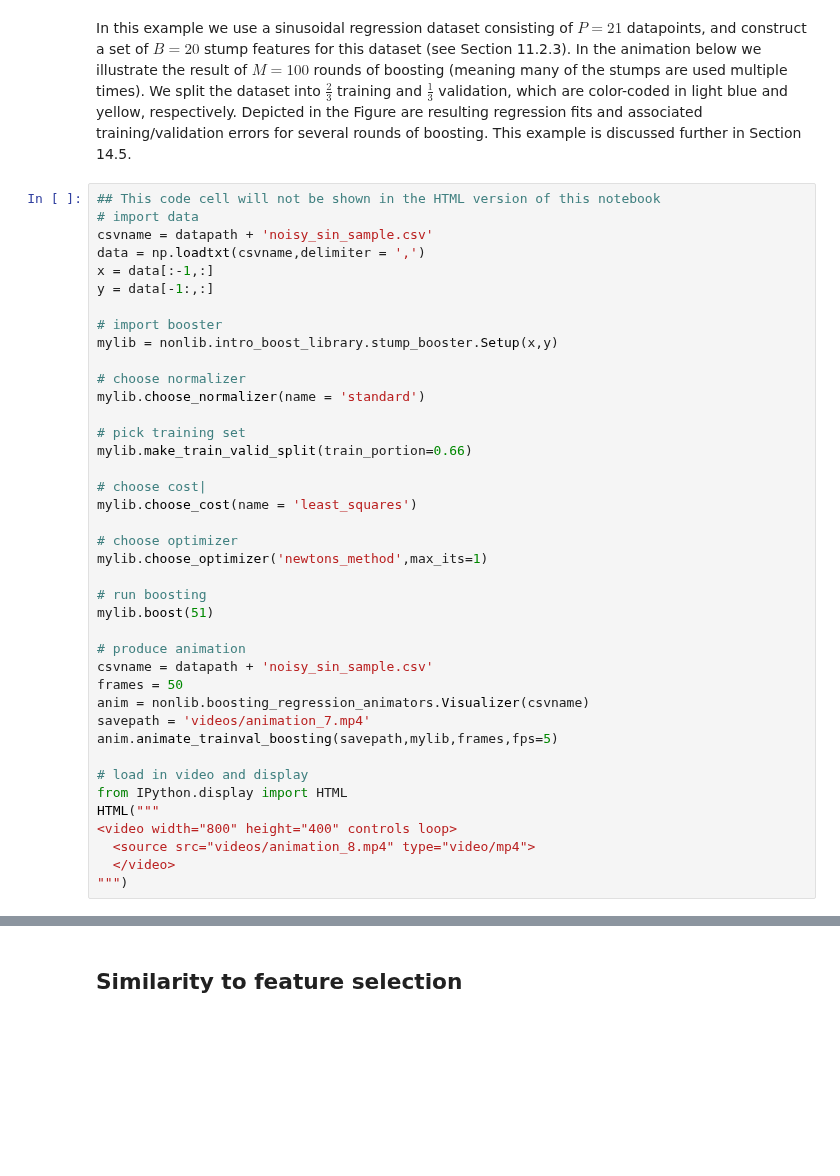
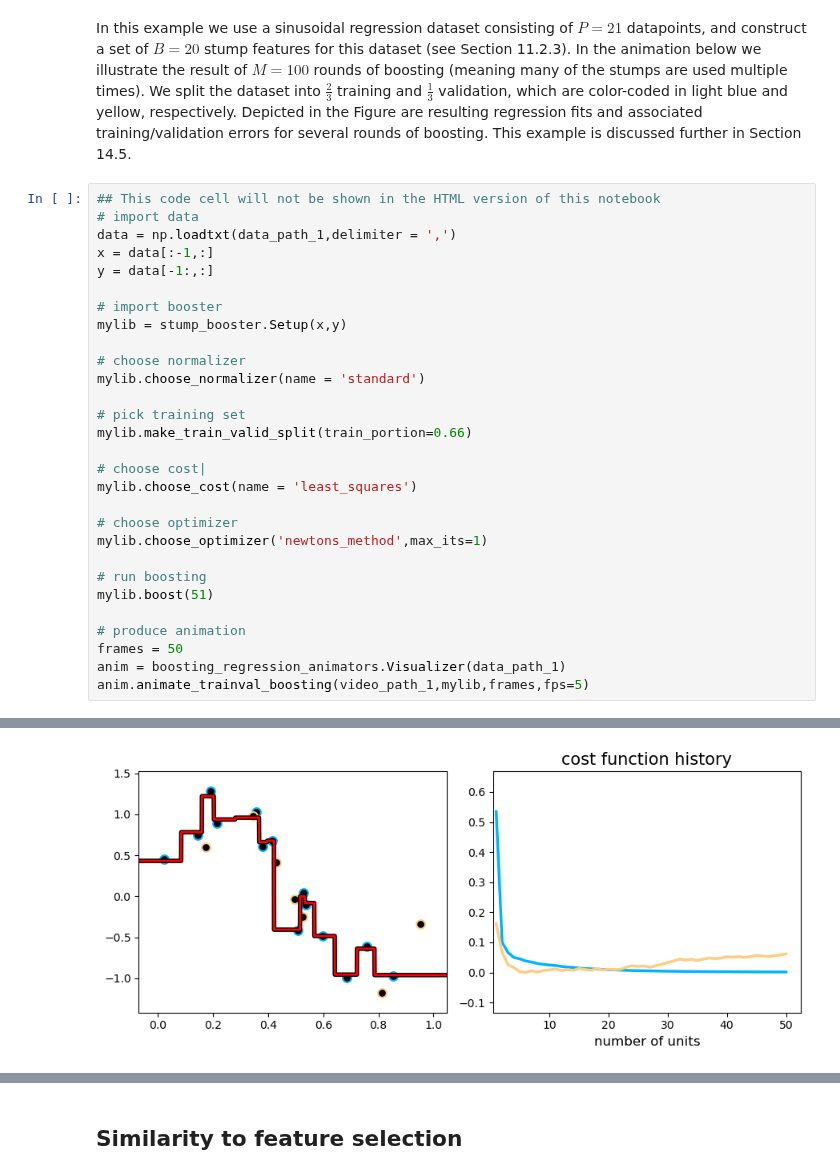
Before and after one commit to neonwatty/machine_learning_refined, a Jupyter notebook: notes/11_Feature_learning/11_5_Boosting.ipynb, the cells around one changed output, grey strips where cells are left out. Drawn from its saved outputs; the diff is of its cells as text; blank space fills up the shorter version.

```diff
--- a/notes/11_Feature_learning/11_5_Boosting.ipynb
+++ b/notes/11_Feature_learning/11_5_Boosting.ipynb
@@ -250,13 +277,12 @@ features for this dataset (see Section 11.2.3). In the animation below we illust
 # %%
 ## This code cell will not be shown in the HTML version of this notebook
 # import data
-csvname = datapath + 'noisy_sin_sample.csv'
-data = np.loadtxt(csvname,delimiter = ',')
+data = np.loadtxt(data_path_1,delimiter = ',')
 x = data[:-1,:]
 y = data[-1:,:]
 
 # import booster
-mylib = nonlib.intro_boost_library.stump_booster.Setup(x,y)
+mylib = stump_booster.Setup(x,y)
 
 # choose normalizer
 mylib.choose_normalizer(name = 'standard')
@@ -274,17 +300,7 @@ mylib.choose_optimizer('newtons_method',max_its=1)
 mylib.boost(51)
 
 # produce animation
-csvname = datapath + 'noisy_sin_sample.csv'
 frames = 50
-anim = nonlib.boosting_regression_animators.Visualizer(csvname)
-savepath = 'videos/animation_7.mp4'
-anim.animate_trainval_boosting(savepath,mylib,frames,fps=5)
-
-# load in video and display
-from IPython.display import HTML
-HTML("""
-<video width="800" height="400" controls loop>
-  <source src="videos/animation_8.mp4" type="video/mp4">
-  </video>
-""")
+anim = boosting_regression_animators.Visualizer(data_path_1)
+anim.animate_trainval_boosting(video_path_1,mylib,frames,fps=5)
 # %% [output]
@@ -291,0 +307 @@ HTML("""
+[figure, added]
```
Also changed, not shown: parts of 9 cells of this notebook, 4 other files.
